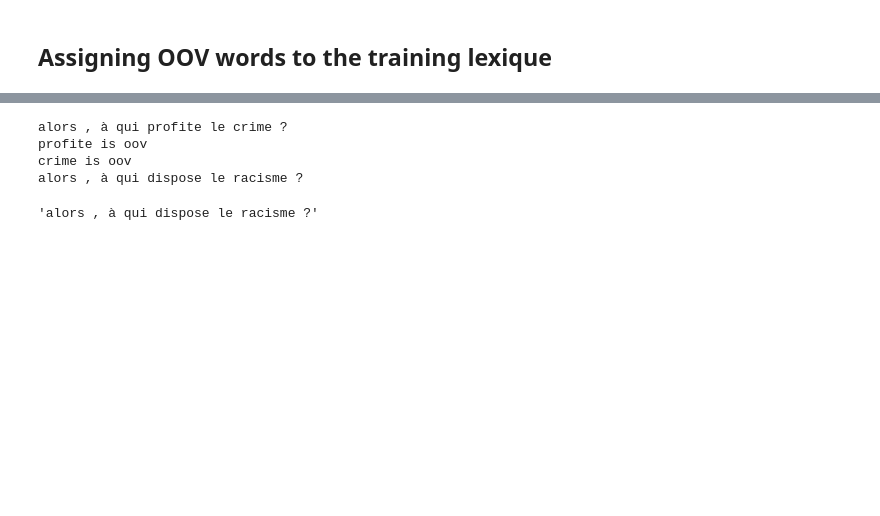
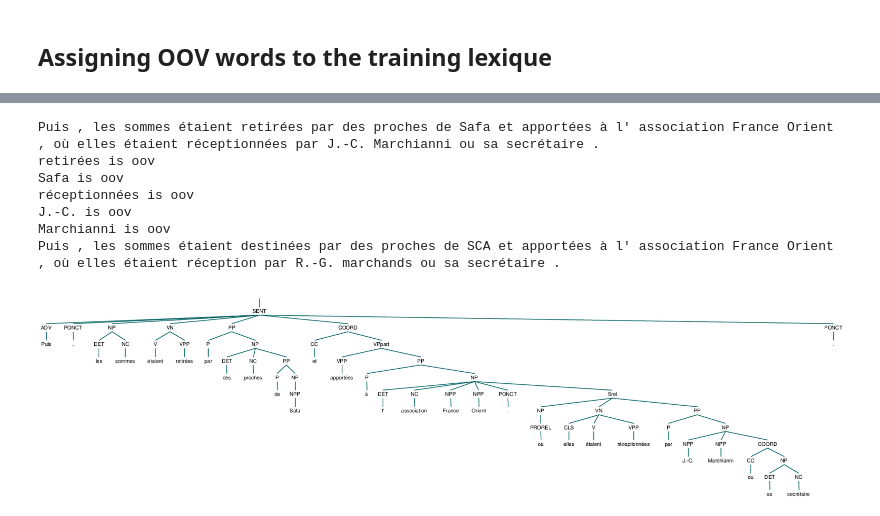
Before and after one commit to Chaoukia/Constituency-Parser-French, a Jupyter notebook: parser-Copy1.ipynb, the cells around one changed output, grey strips where cells are left out. Saved outputs shown, nothing was run; the diff lists cells and outputs as text; code cells hidden in the pictures; blank space fills up the shorter version.

```diff
--- a/parser-Copy1.ipynb
+++ b/parser-Copy1.ipynb
@@ -849,12 +901,18 @@ def choose_words(sentence, terminals, probas_unigram, probas_bigram, thresh = 2,
 # %%
-sentence = Tree.fromstring(data_test[np.random.randint(0, 309)]).leaves()
-sentence = [word.lower() for word in sentence]
+index = np.random.randint(0, 309)
+t = Tree.fromstring('( ' + ignore_functional_labels(data_test[index]) + ')')
+sentence = t.leaves().copy()
 # sentence = "guerre d' indochine".split(' ')
 print(" ".join(sentence))
 # print('\n')
-print(" ".join(choose_words(sentence, terminals_lower, probas_unigram, probas_bigram, thresh=2)))
+# sent = choose_words(sentence, terminals_lower, probas_unigram, probas_bigram, n_words_formal=5, swap=False)
+sent = choose_words(sentence, terminals, probas_unigram, probas_bigram, n_words_formal=5, swap=False)
+print(" ".join(sent))
 # %% [output]
-alors , à qui profite le crime ?
-profite is oov
-crime is oov
-alors , à qui dispose le racisme ?
+Puis , les sommes étaient retirées par des proches de Safa et apportées à l' association France Orient , où elles étaient réceptionnées par J.-C. Marchianni ou sa secrétaire .
+retirées is oov
+Safa is oov
+réceptionnées is oov
+J.-C. is oov
+Marchianni is oov
+Puis , les sommes étaient destinées par des proches de SCA et apportées à l' association France Orient , où elles étaient réception par R.-G. marchands ou sa secrétaire .
@@ -863,4 +918,0 @@ alors , à qui dispose le racisme ?
-# %%
-" ".join(sentence)
-# %% [output]
-'alors , à qui dispose le racisme ?'
@@ -866,0 +921,7 @@ alors , à qui dispose le racisme ?
+# %%
+t.chomsky_normal_form(horzMarkov=2)
+t.collapse_unary(True, True)
+t.un_chomsky_normal_form()
+t
+# %% [output]
+[figure, added]
```
Also changed, not shown: parts of 32 cells of this notebook.
